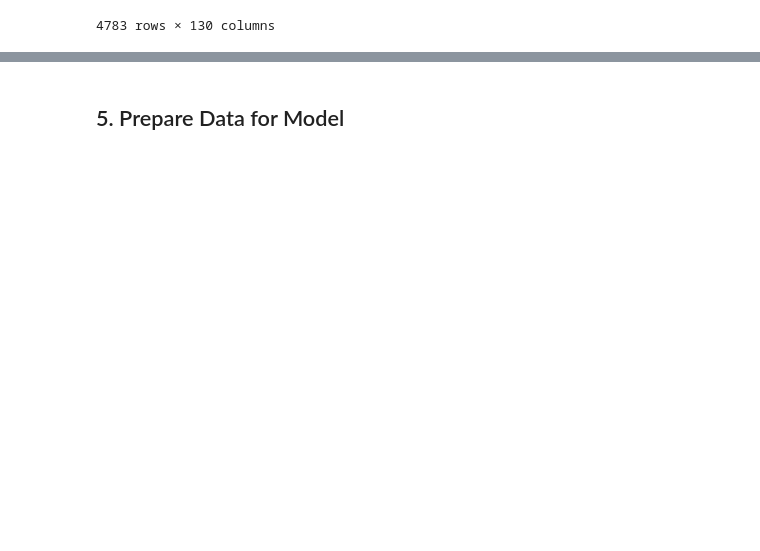
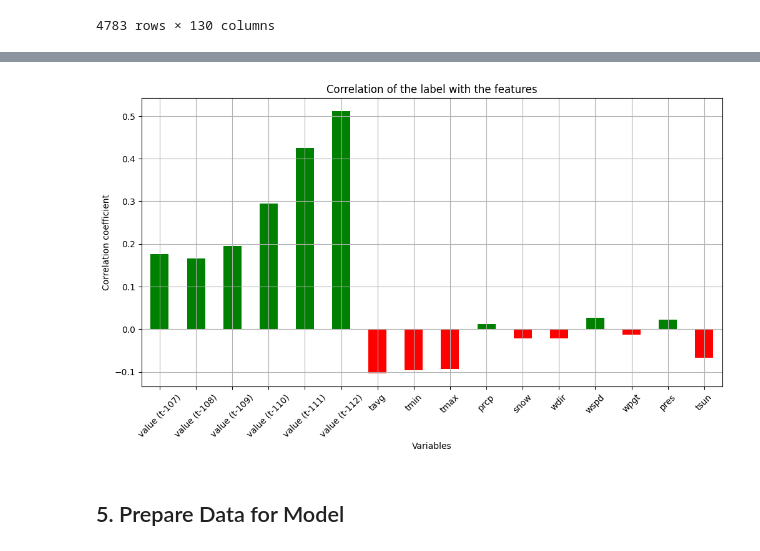
Before and after one commit to PatrykGadziomski/Visitor-prediction, a Jupyter notebook: Project.ipynb, the cells around one changed output, grey strips where cells are left out. Cells and saved outputs as stored; diff of their text form; code cells hidden in the pictures; blank space fills up the shorter version.

Commit message:
add a correlation coefficients bar chart

```diff
--- a/Project.ipynb
+++ b/Project.ipynb
@@ -342,3 +341,16 @@ Name: value, dtype: float64
+# %%
+colors = ['green' if x > 0 else 'red' for x in data_corr_label[112:]]
+
+plt.figure(figsize=(12, 6))
+data_corr_label[112:].plot(kind='bar', color=colors)
+plt.title('Correlation of the label with the features')
+plt.xlabel('Variables')
+plt.ylabel('Correlation coefficient')
+plt.xticks(rotation=45)
+plt.grid(True)
+plt.show()
+# %% [output]
+[figure, added]
 # %% [markdown]
 ## 5. Prepare Data for Model
 # %%
```
Also changed, not shown: parts of 8 cells of this notebook.
